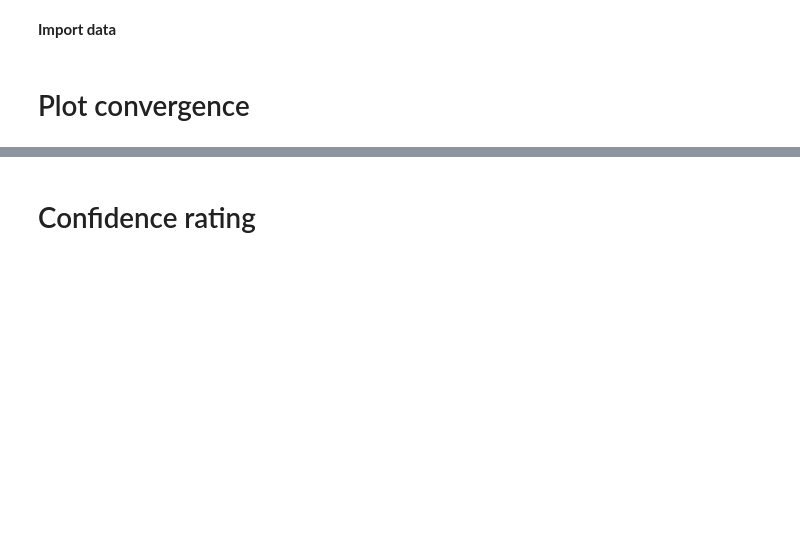
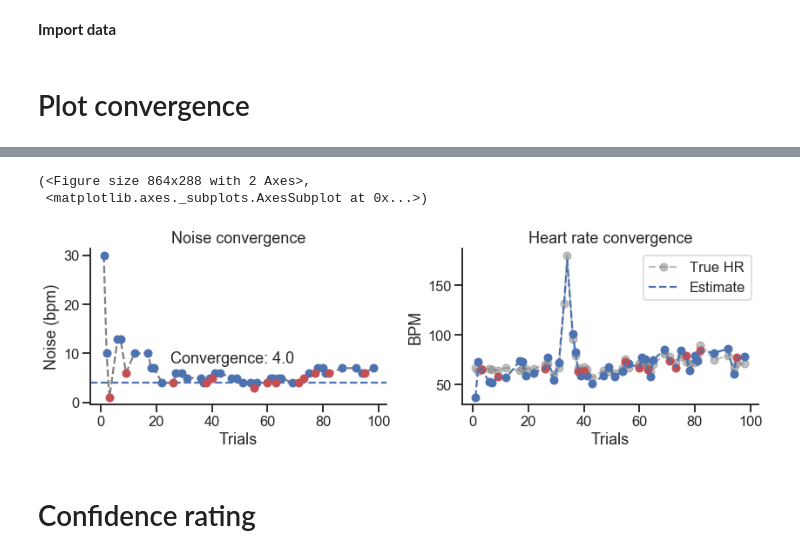
Before and after one commit to embodied-computation-group/Cardioception, a Jupyter notebook: cardioception/Analyses/Analyses.ipynb, the cells around one changed output, grey strips where cells are left out. Saved outputs shown, nothing was run; the diff lists cells and outputs as text; code cells hidden in the pictures; blank space fills up the shorter version.

```diff
--- a/cardioception/Analyses/Analyses.ipynb
+++ b/cardioception/Analyses/Analyses.ipynb
@@ -18,3 +25,9 @@ hrd_convergence(results_df);
+# %%
+hrd_convergence(results_df[results_df.StairCond==0])
+# %% [output]
+(<Figure size 864x288 with 2 Axes>,
+ <matplotlib.axes._subplots.AxesSubplot at 0x...>)
+[figure, added]
 # %% [markdown]
 # Confidence rating
 # %%
```
Also changed, not shown: parts of 8 cells of this notebook, 25 other files.
